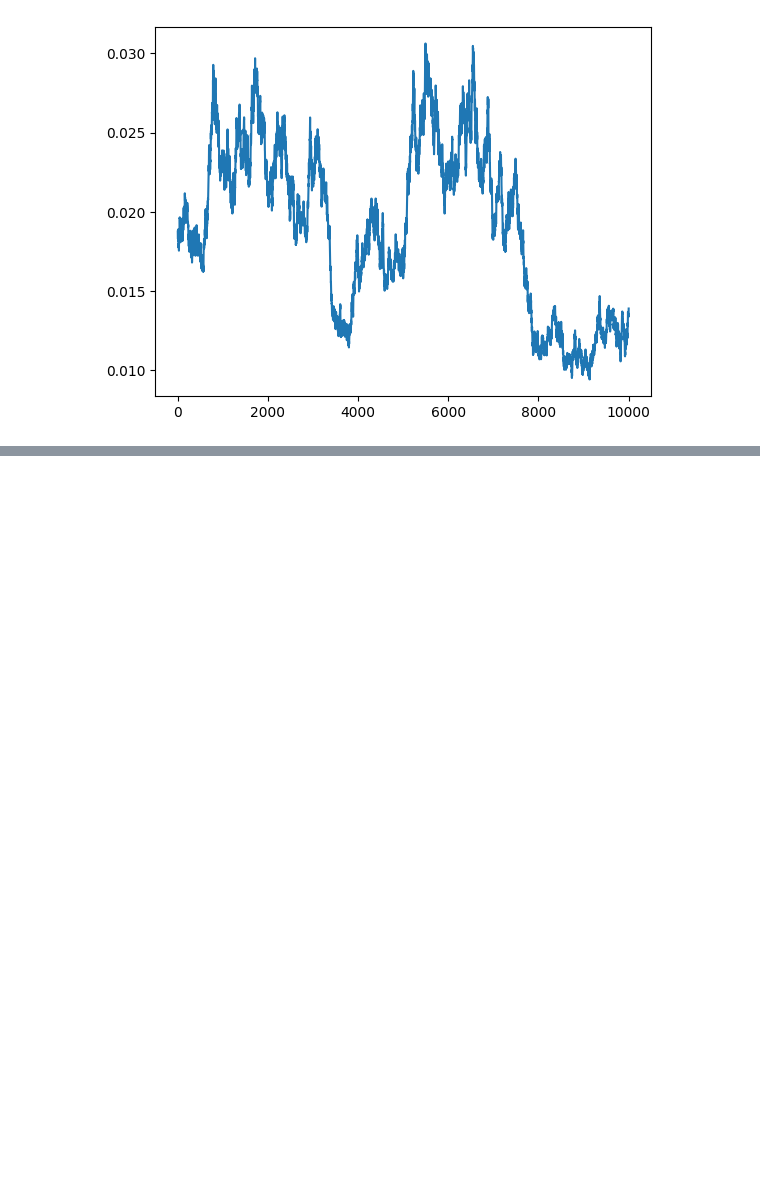
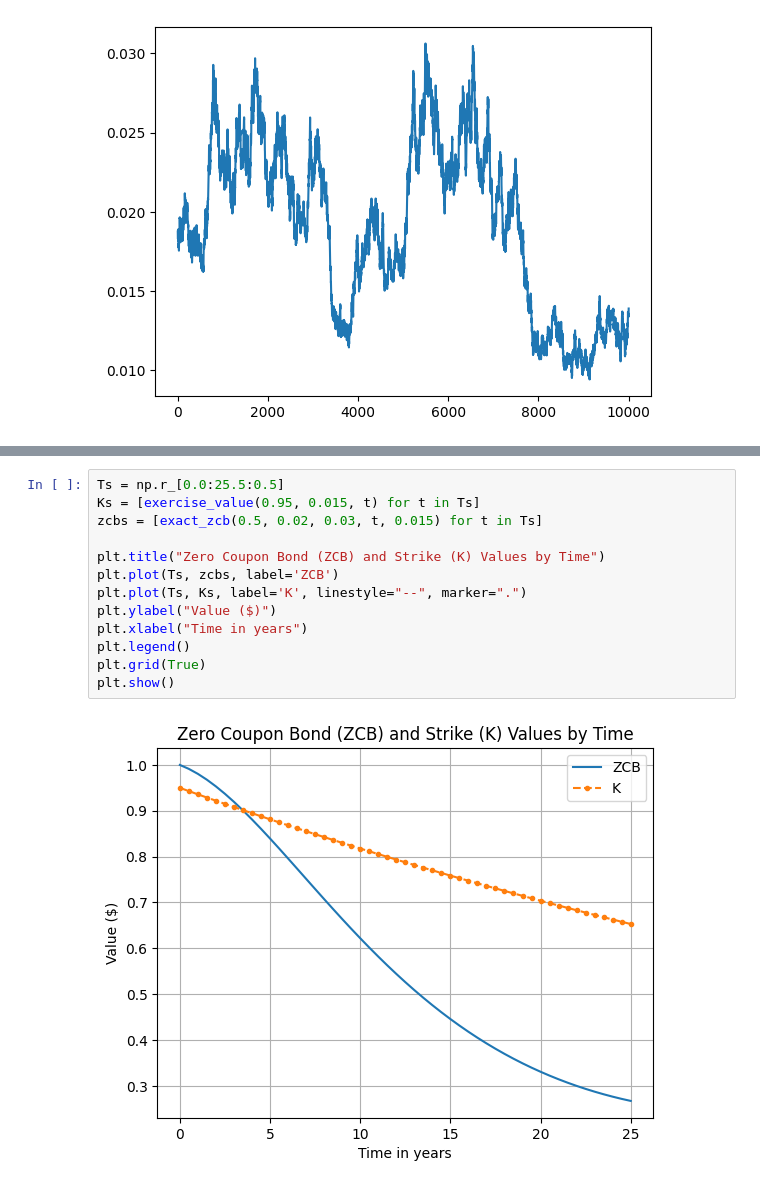
Before and after one commit to bdcbqa314159/mastering_python_for_finance, a Jupyter notebook: chapter_5/testing.ipynb, the cells around one changed output, grey strips where cells are left out. Cells and saved outputs as stored; diff of their text form; blank space fills up the shorter version.

```diff
--- a/chapter_5/testing.ipynb
+++ b/chapter_5/testing.ipynb
@@ -78,0 +92,15 @@ plt.show()
+# %%
+Ts = np.r_[0.0:25.5:0.5]
+Ks = [exercise_value(0.95, 0.015, t) for t in Ts]
+zcbs = [exact_zcb(0.5, 0.02, 0.03, t, 0.015) for t in Ts]
+
+plt.title("Zero Coupon Bond (ZCB) and Strike (K) Values by Time")
+plt.plot(Ts, zcbs, label='ZCB')
+plt.plot(Ts, Ks, label='K', linestyle="--", marker=".")
+plt.ylabel("Value ($)")
+plt.xlabel("Time in years")
+plt.legend()
+plt.grid(True)
+plt.show()
+# %% [output]
+[figure, added]
```
Also changed, not shown: parts of 2 cells of this notebook, 2 other files.
